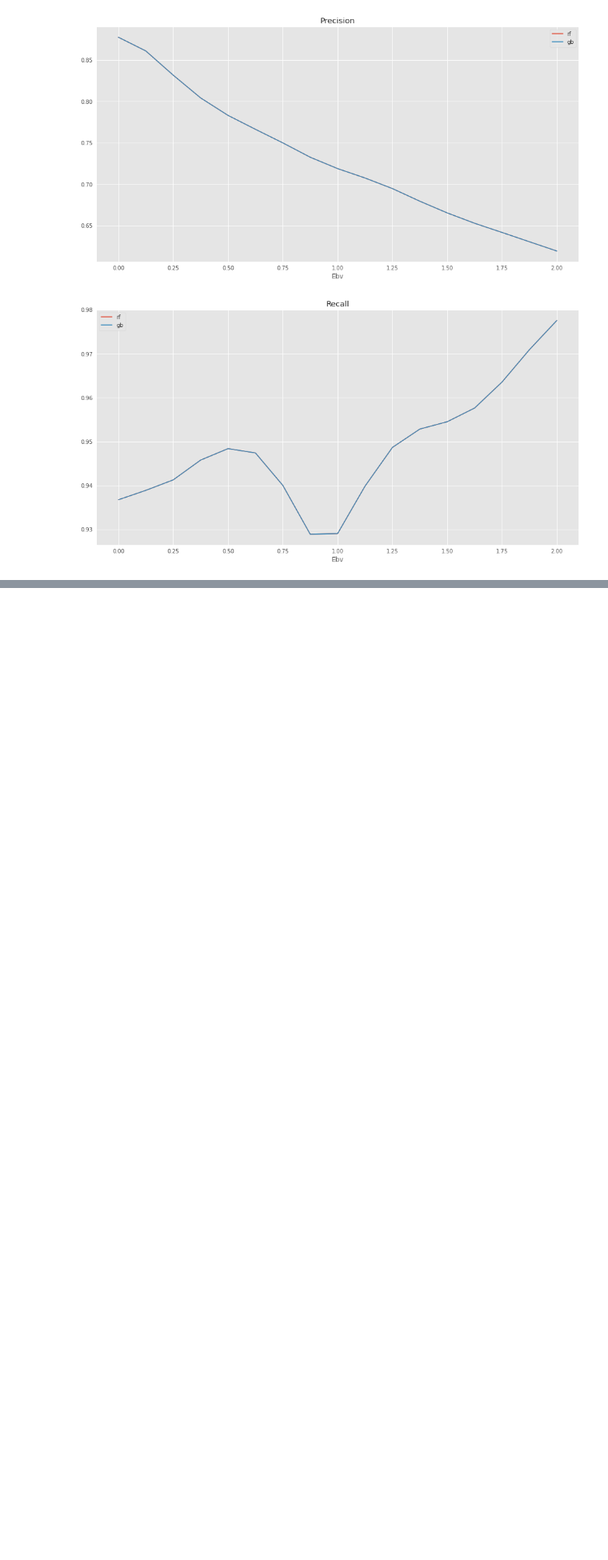
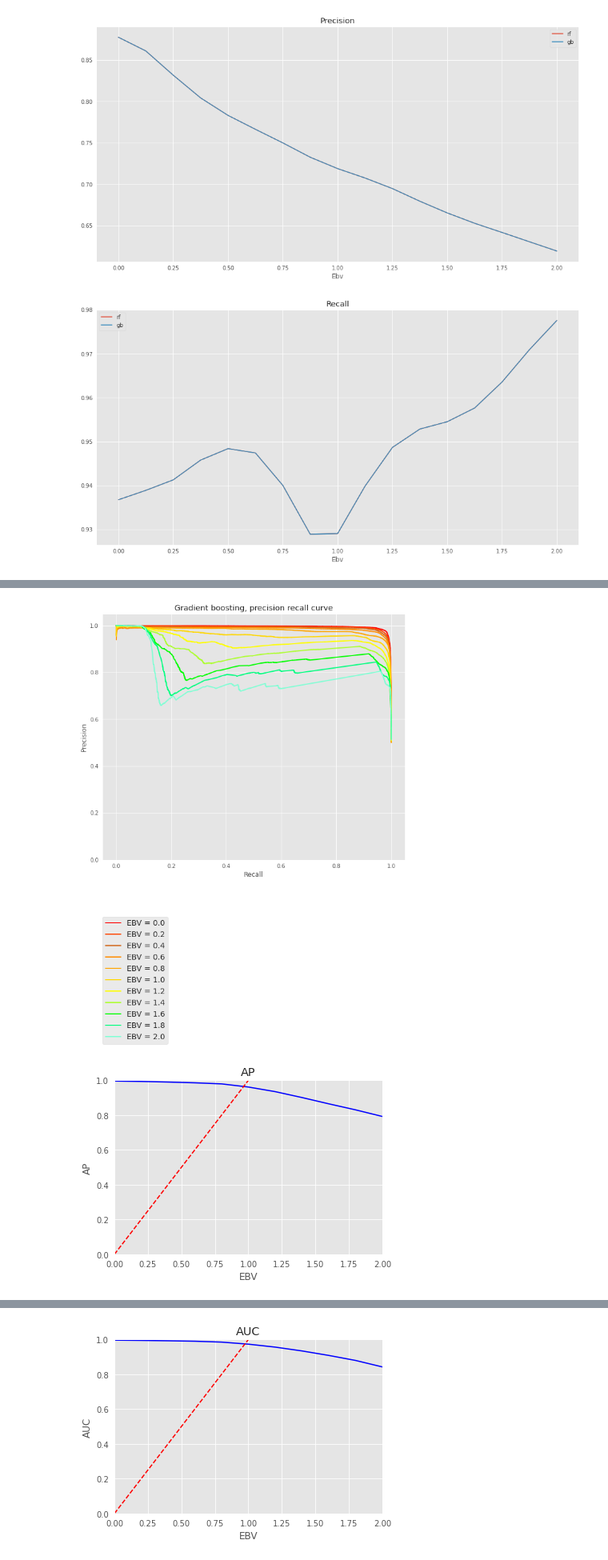
Before and after one commit to NadezhdaMalysheva/Classification-of-star-galaxy-and-quasar, a Jupyter notebook: Проверка_при_поглощении.ipynb, the cells around one changed output, grey strips where cells are left out. Shown at 80% size. Cells and saved outputs as stored; diff of their text form; code cells hidden in the pictures; blank space fills up the shorter version.

```diff
--- a/Проверка_при_поглощении.ipynb
+++ b/Проверка_при_поглощении.ipynb
@@ -700,0 +804,3 @@ visualize(test_acc_gb, test_acc_gb, test_f1_gb, test_f1_gb, test_precision_gb, t
+# %%
+X_b = df_b.drop(['objID', 'ra', 'dec',	'z', 'zErr', 'class', 'l', 'b', 'subClass'], axis=1).values
+y_b = np.zeros(X_b.shape[0]).astype('int')
@@ -700,0 +809,9 @@ visualize(test_acc_gb, test_acc_gb, test_f1_gb, test_f1_gb, test_precision_gb, t
+# %%
+m = X_b.shape[0] //2 #np.sum(ind)//2#
+# %%
+X_b_123 = np.concatenate((X_b,
+                          np.concatenate((X2_test_not_scaling[np.random.choice(len(X2_test_not_scaling), m)],
+                                          X3_test_not_scaling[np.random.choice(len(X3_test_not_scaling), m)]
+                                          ))
+                          ))
+y_b_123 = np.concatenate((y_b, np.ones((2*m)).astype('int')))
@@ -700,0 +822,11 @@ visualize(test_acc_gb, test_acc_gb, test_f1_gb, test_f1_gb, test_precision_gb, t
+# %%
+#Искажаем все данные
+#AU_REC(rf, X_test_not_scaling, X_train_not_scaling, y_test, "Random forest, precision recall curve")
+AU_REC(gb, X_b_123, X_train_not_scaling, y_b_123, "Gradient boosting, precision recall curve")
+#AUC_ROC(rf, X_test_not_scaling, X_train_not_scaling, y_test, "Random forest, ROC")
+AUC_ROC(gb, X_b_123, X_train_not_scaling, y_b_123, "Gradient boosting, ROC")
+test_acc_gb, test_f1_gb, test_precision_gb, test_recall_gb, grid = Acc(gb, X_b_123, X_train_not_scaling, y_b_123)
+visualize(test_acc_gb, test_acc_gb, test_f1_gb, test_f1_gb, test_precision_gb, test_precision_gb, test_recall_gb, test_recall_gb, grid, "Ebv")
+# %% [output]
+[figure, added]
+[figure, added]
@@ -700,0 +834 @@ visualize(test_acc_gb, test_acc_gb, test_f1_gb, test_f1_gb, test_precision_gb, t
+[figure, added]
```
Also changed, not shown: parts of 29 cells of this notebook.
